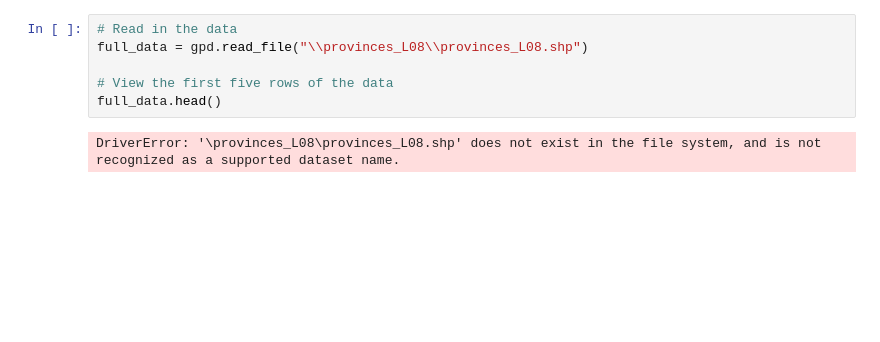
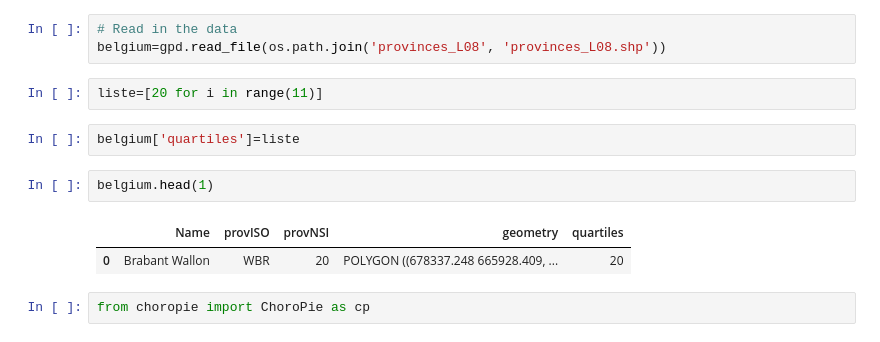
Before and after one commit to dimiphoton/BeCode-real-estate-ML-cookiecutter, a Jupyter notebook: data/raw/geopanda.ipynb, the cells around one changed output. Drawn from its saved outputs; the diff is of its cells as text; blank space fills up the shorter version.

```diff
--- a/data/raw/geopanda.ipynb
+++ b/data/raw/geopanda.ipynb
@@ -8,8 +9,14 @@ os.getcwd()
 # %%
 # Read in the data
-full_data = gpd.read_file("\\provinces_L08\\provinces_L08.shp")
-
-# View the first five rows of the data
-full_data.head()
+belgium=gpd.read_file(os.path.join('provinces_L08', 'provinces_L08.shp'))
-# %% [output]
-DriverError: '\provinces_L08\provinces_L08.shp' does not exist in the file system, and is not recognized as a supported dataset name.
+# %%
+liste=[20 for i in range(11)]
+# %%
+belgium['quartiles']=liste
+# %%
+belgium.head(1)
+# %% [output]
+|  | Name | provISO | provNSI | geometry | quartiles |
+| 0 | Brabant Wallon | WBR | 20 | POLYGON ((678337.248 665928.409, ... | 20 |
+# %%
+from choropie import ChoroPie as cp
```
Also changed, not shown: parts of 3 cells of this notebook, 6 other files.
